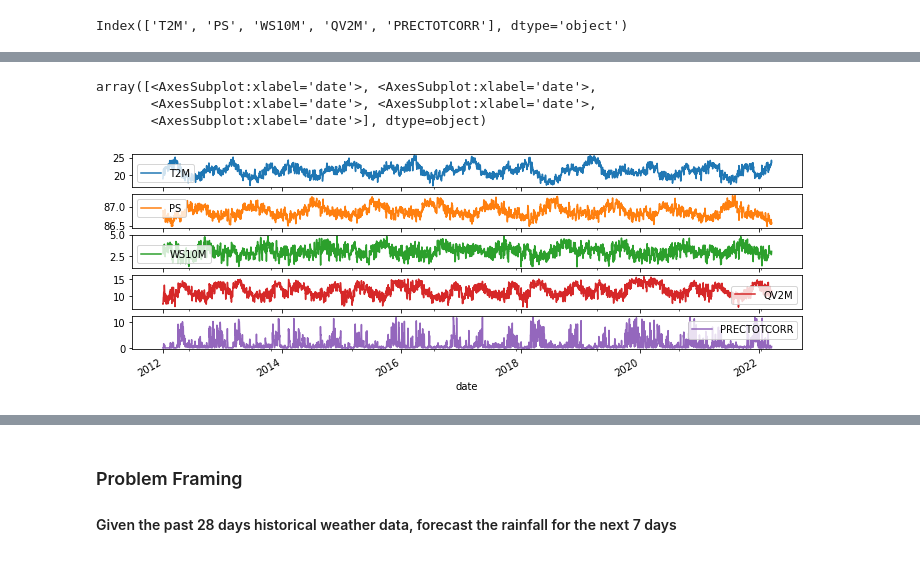
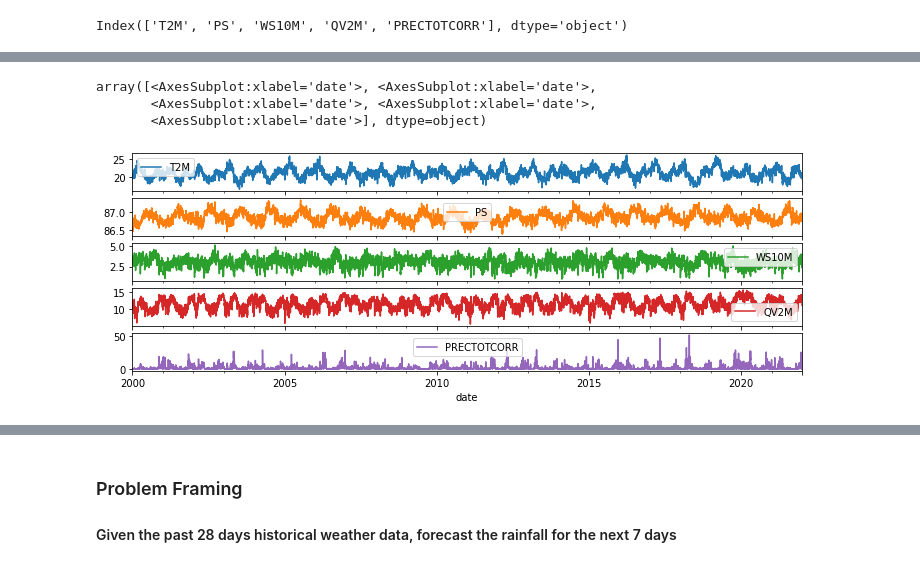
Before and after one commit to bryan-mwas/keras-lstm, a Jupyter notebook: lstm.ipynb, the cells around one changed output, grey strips where cells are left out. Saved outputs shown, nothing was run; the diff lists cells and outputs as text; code cells hidden in the pictures.

```diff
--- a/lstm.ipynb
+++ b/lstm.ipynb
@@ -16,9 +15,9 @@ import pickle
 ### Get historical data from the NASA POWER PROJECT API
 ##### Data is collected from: 1st Jan 2012 through 19th March 2022
 # %%
-url = "https://power.larc.nasa.gov/api/temporal/daily/point?start=20120101&end=20220319&latitude=-1.5177&longitude=37.2634&parameters=T2M,PS,WS10M,QV2M,PRECTOTCORR&community=AG&format=csv"
+url = "https://power.larc.nasa.gov/api/temporal/daily/point?start=20000101&end=20220101&latitude=-1.5177&longitude=37.2634&parameters=T2M,PS,WS10M,QV2M,PRECTOTCORR&community=AG&format=csv"
 
-csv_path = keras.utils.get_file(fname="machakos-county-2012-2022.csv", origin=url)
+csv_path = keras.utils.get_file(fname="machakos-county-2000-2022.csv", origin=url)
 # %%
 def parse_date(x):
     return datetime.strptime(x, '%Y %j')
@@ -72,9 +52,9 @@ df_without_outliers.plot.box()
 # %%
 # Visualize trends
-df_without_outliers.plot.line(figsize=(12, 4), subplots=True)
+df.plot.line(figsize=(12, 4), subplots=True)
 # plt.savefig("Sub plot", dpi=1200)
 # %% [output]
 array([<AxesSubplot:xlabel='date'>, <AxesSubplot:xlabel='date'>,
        <AxesSubplot:xlabel='date'>, <AxesSubplot:xlabel='date'>,
        <AxesSubplot:xlabel='date'>], dtype=object)
-[figure, old version]
+[figure, new version]
```
Also changed, not shown: parts of 29 cells of this notebook, 7 other files.
